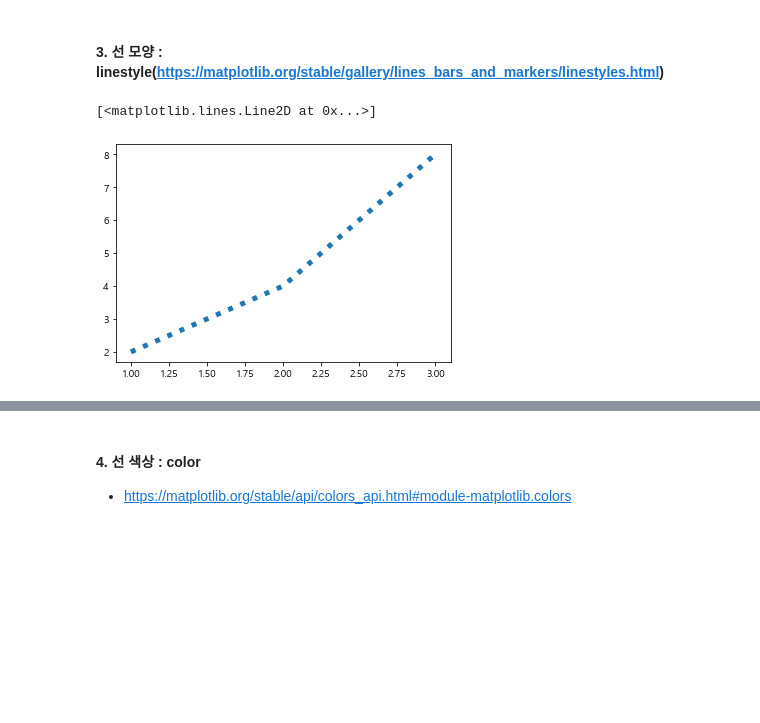
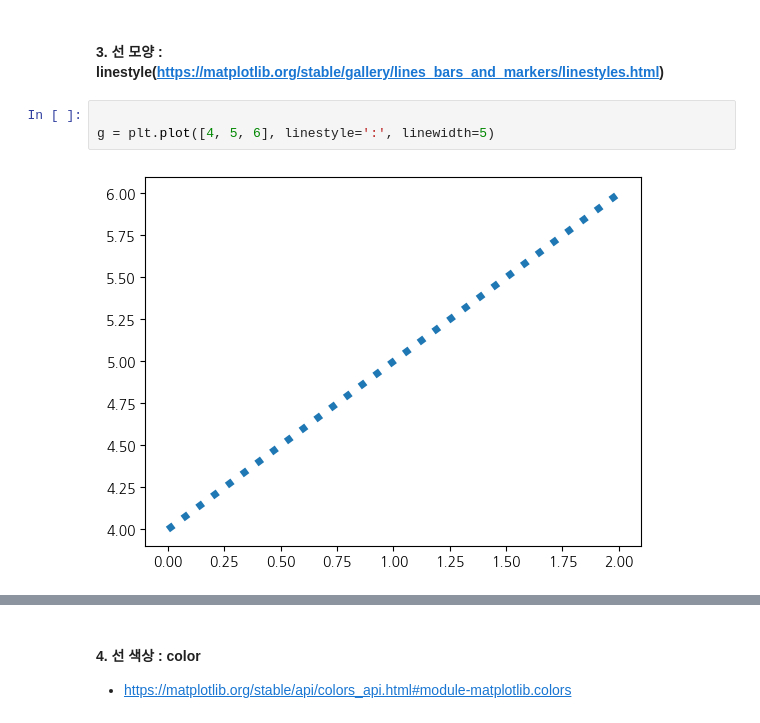
Before and after one commit to NamGle6318/pythonSource, a Jupyter notebook: matplotlib/04. 스타일.ipynb, the cells around one changed output, grey strips where cells are left out. Drawn from its saved outputs; the diff is of its cells as text; blank space fills up the shorter version.

```diff
--- a/matplotlib/04. 스타일.ipynb
+++ b/matplotlib/04. 스타일.ipynb
@@ -32,7 +54,8 @@
 # %% [markdown]
 #### 3. 선 모양 : linestyle(https://matplotlib.org/stable/gallery/lines_bars_and_markers/linestyles.html)
 # %%
+
+g = plt.plot([4, 5, 6], linestyle=':', linewidth=5)
 # %% [output]
-[<matplotlib.lines.Line2D at 0x...>]
-[figure, old version]
+[figure, new version]
 # %%
```
Also changed, not shown: parts of 17 cells of this notebook, 10 other files.
